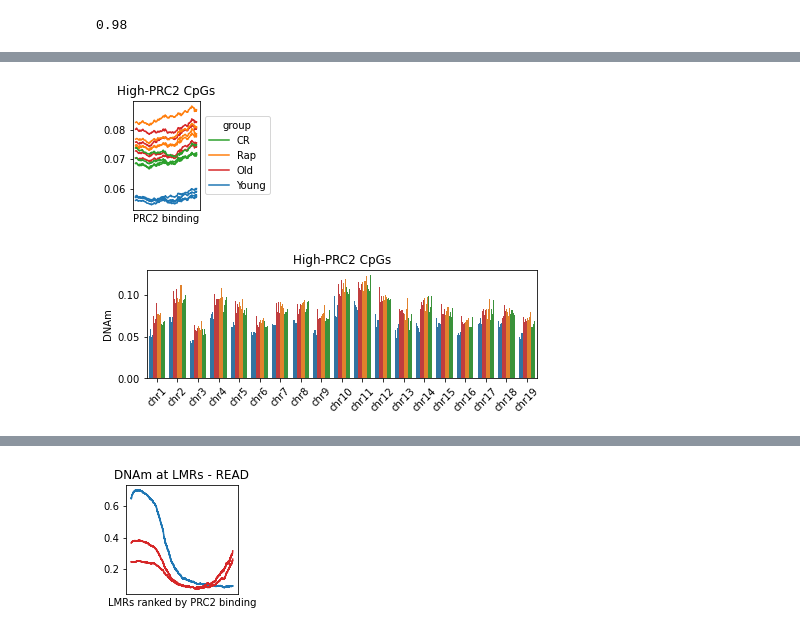
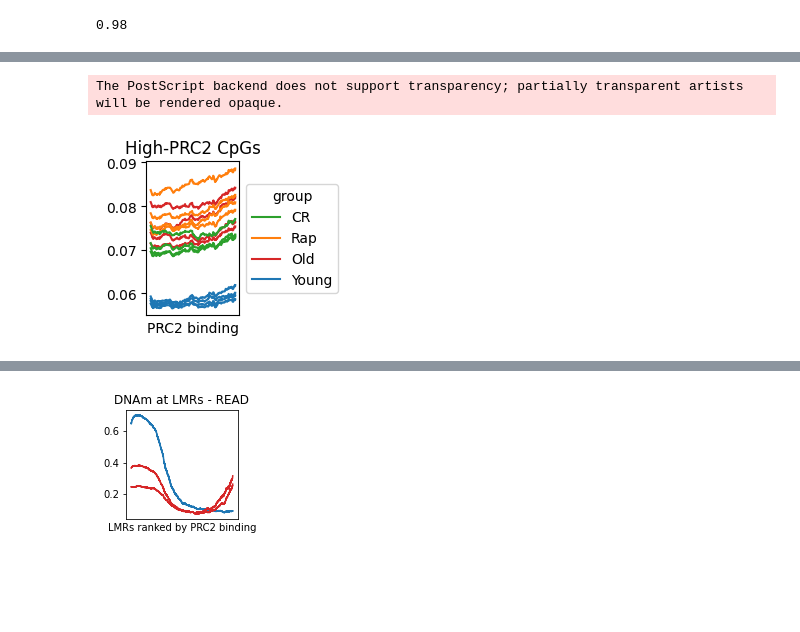
Before and after one commit to moqri/PRC2-AgeIndex, a Jupyter notebook: PRC2-AgeIndex_Manuscript_Figures/Figs1-2&4-6_WGBS_Figures_PRC2-AgeIndex.ipynb, the cells around one changed output, grey strips where cells are left out. Saved outputs shown, nothing was run; the diff lists cells and outputs as text; code cells hidden in the pictures; blank space fills up the shorter version.

```diff
--- a/PRC2-AgeIndex_Manuscript_Figures/Figs1-2&4-6_WGBS_Figures_PRC2-AgeIndex.ipynb
+++ b/PRC2-AgeIndex_Manuscript_Figures/Figs1-2&4-6_WGBS_Figures_PRC2-AgeIndex.ipynb
@@ -268,19 +280,22 @@ SRR4473855,SRR4473856,SRR4473857,SRR4473858,SRR4473859,SRR4473860,SRR4473861,SRR
+# %%
+l=pd.read_csv('results/l16.csv')
+lp=prc(l)
+colors=4*['tab:blue']+4*['tab:red']+4*['tab:orange']+4*['tab:green']
 # %%
 # Fig 4a - PRC2 AgeIndex plot of CR mouse liver dataset  (GSE89274)
-
-figure='f4_a_prc_line'
+figure='Fig4_a_prc_line'
 n=5;m=4.8;labels=ages;legend_title='group'
 ax=lp.tail(round(10**n)).rolling(round(10**m)).mean().dropna().plot(figsize=(1.2,2),color=colors)
 handles, _ = ax.get_legend_handles_labels()
 ax.legend([handles[12],handles[8],handles[4],handles[0]], [labels[12],labels[8],labels[4],labels[0]],title=legend_title,loc='center left', bbox_to_anchor=(1, 0.5))
 ax.set_xticks([])
 ax.set_xlabel('PRC2 binding', fontsize=10)
 ax.set_title('High-PRC2 CpGs')
-ax.get_figure().savefig('figures/'+figure+'.png', dpi=600,bbox_inches='tight')
-chs(l,cells,3,ages=ages,color=colors,figure='f4_a_chr')
+ax.get_figure().savefig('figures/'+figure+'.eps', dpi=600,bbox_inches='tight',format='eps')
+#chs(l,cells,3,ages=ages,color=colors,figure='Fig4_a_chr')
 # %% [output]
+The PostScript backend does not support transparency; partially transparent artists will be rendered opaque.
-[figure, old version]
+[figure, new version]
-[figure, removed]
 # %%
 pprc(lp,colors,figure='')
 # %% [output]
```
Also changed, not shown: parts of 13 cells of this notebook, 24 other files.
